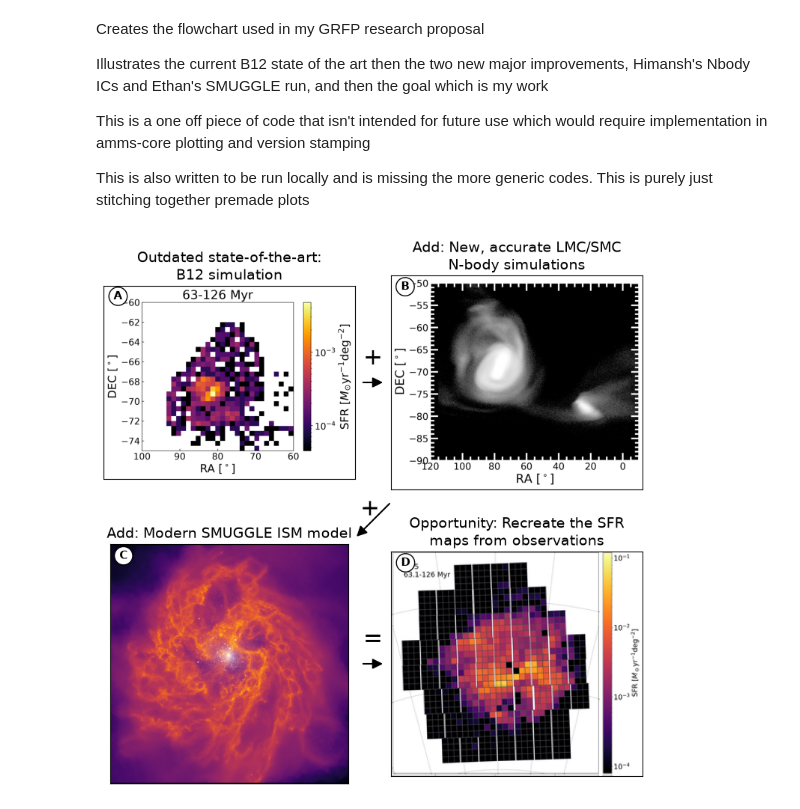
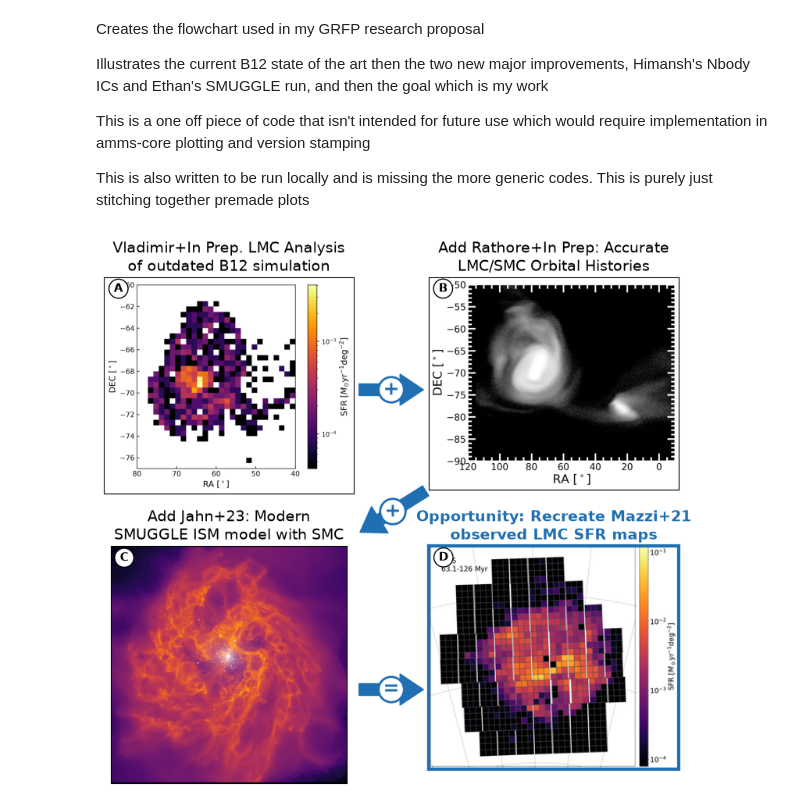
Before and after one commit to ZevVladimir/lmcsmcmw, a Jupyter notebook: notebooks/GRFP_flowchart_creator.ipynb, the cells around one changed output. Cells and saved outputs as stored; diff of their text form; code cells hidden in the pictures.

```diff
--- a/notebooks/GRFP_flowchart_creator.ipynb
+++ b/notebooks/GRFP_flowchart_creator.ipynb
@@ -34,61 +34,74 @@ def draw_panel(ax, spec, caption_width=60, title_width=30):
 PANELS = {
     "baseline": dict(
         path=FIG_DIR / "sfr_slice_5.png",
-        title="Outdated state-of-the-art:\nB12 simulation",
+        title="Vladimir+In Prep. LMC Analysis\nof outdated B12 simulation",
         caption="",
     ),
     "nbody": dict(
         path=FIG_DIR / "clouds_ra_dec_simulated.jpg",
-        title="Add: New, accurate LMC/SMC N-body simulations",
+        title="Add Rathore+In Prep: Accurate LMC/SMC Orbital Histories",
         caption=""
     ),
     "ism": dict(
         path="/home/zvladimir/lmcsmcmw/figures/jahn2023_smuggle-1.png",
-        title="Add: Modern SMUGGLE ISM model",
+        title="Add Jahn+23: Modern\nSMUGGLE ISM model with SMC",
         caption="",
     ),
     "goal": dict(
         path="/home/zvladimir/lmcsmcmw/figures/mazzi2021_sfr_new.png",
-        title="Opportunity: Recreate the SFR maps from observations",
+        title="Opportunity: Recreate Mazzi+21\nobserved LMC SFR maps",
         caption="",
     ),
 }
 # %%
+ACCENT = "#1f6fb2"  # not in inferno or gray, so flow marks never blend into a panel
+
 fig = plt.figure(figsize=(8, 8))
 
-# 2x2 grid, roughly equal panels now that A and D are single-panel too
-ax_tl = fig.add_axes([0.05, 0.55, 0.42, 0.40])  # baseline
-ax_tr = fig.add_axes([0.53, 0.55, 0.42, 0.40])  # nbody
-ax_bl = fig.add_axes([0.05, 0.08, 0.42, 0.40])  # ism
-ax_br = fig.add_axes([0.53, 0.08, 0.42, 0.40])  # goal
+# narrower panels -> 0.12 gutters, room for arrows big enough to read at print size
+ax_tl = fig.add_axes([0.04, 0.55, 0.40, 0.38])  # baseline
+ax_tr = fig.add_axes([0.56, 0.55, 0.40, 0.38])  # nbody
+ax_bl = fig.add_axes([0.04, 0.12, 0.40, 0.38])  # ism
+ax_br = fig.add_axes([0.56, 0.12, 0.40, 0.38])  # goal
 
 panel_axes = [(ax_tl, "baseline", "A"), (ax_tr, "nbody", "B"),
               (ax_bl, "ism", "C"), (ax_br, "goal", "D")]
 
 for ax, key, num in panel_axes:
     draw_panel(ax, PANELS[key])
+    # imshow shrinks the axes to the image aspect; pin to top so titles in a row line up
+    ax.set_anchor("N")
     ax.text(0.04, 0.975, num, transform=ax.transAxes, ha="left", va="top",
              fontsize=11, fontweight="bold",
              bbox=dict(boxstyle="circle", facecolor="white", edgecolor="black"))
 
-arrow_kw = dict(arrowstyle="-|>", mutation_scale=20, linewidth=1.5, color="black",
-                 transform=fig.transFigure)
+# goal panel shares the flow color so the eye ends there
+for spine in ax_br.spines.values():
+    spine.set_edgecolor(ACCENT)
+    spine.set_linewidth(3)
+ax_br.title.set_color(ACCENT)
+ax_br.title.set_fontweight("bold")
 
-# 1 -> 2: baseline -> nbody (top row, straight)
-fig.patches.append(FancyArrowPatch((0.48, 0.75), (0.52, 0.75), **arrow_kw))
-fig.text(0.50, 0.79, "+", fontsize=22, ha="center", va="center")
+arrow_kw = dict(arrowstyle="simple,head_width=1.6,head_length=1.2,tail_width=0.6",
+                mutation_scale=18, color=ACCENT, transform=fig.transFigure, zorder=5)
+badge_kw = dict(fontsize=18, fontweight="bold", color=ACCENT, ha="center", va="center",
+                zorder=6, bbox=dict(boxstyle="circle,pad=0.15", facecolor="white",
+                                    edgecolor=ACCENT, linewidth=2))
 
-# 2 -> 3: nbody -> ism (diagonal, the middle step)
-fig.patches.append(FancyArrowPatch((0.53, 0.55), (0.47, 0.49), **arrow_kw))
-fig.text(0.495, 0.538, "+", fontsize=22, ha="center", va="center")
+def step(start, end, symbol):
+    # operator sits on the arrow, so each step reads as one mark, not arrow + floating glyph
+    fig.patches.append(FancyArrowPatch(start, end, **arrow_kw))
+    mid = ((start[0] + end[0]) / 2, (start[1] + end[1]) / 2)
+    fig.text(*mid, symbol, **badge_kw)
 
-# 3 -> 4: ism -> goal (bottom row, straight)
-fig.patches.append(FancyArrowPatch((0.48, 0.28), (0.52, 0.28), **arrow_kw))
-fig.text(0.50, 0.32, "=", fontsize=22, ha="center", va="center")
+step((0.445, 0.75), (0.555, 0.75), "+")   # A -> B
+step((0.558, 0.59), (0.447, 0.52), "+")     # B -> C, midpoint in the center gutter
+step((0.445, 0.27), (0.555, 0.27), "=")   # C -> D
 
-fig.savefig(FIG_DIR / "grfp_flowchart_box_draft.pdf")
+fig.savefig(FIG_DIR / "grfp_flowchart_box_draft.pdf", bbox_inches="tight", pad_inches=0.02)
+fig.savefig(FIG_DIR / "grfp_flowchart_box_draft.png", bbox_inches="tight", pad_inches=0.02)
 # %% [output]
-[figure, old version]
+[figure, new version]
 # %%
 fig = plt.figure(figsize=(7, 9))
 
```
Also changed, not shown: parts of 1 cell of this notebook, 3 other files.
